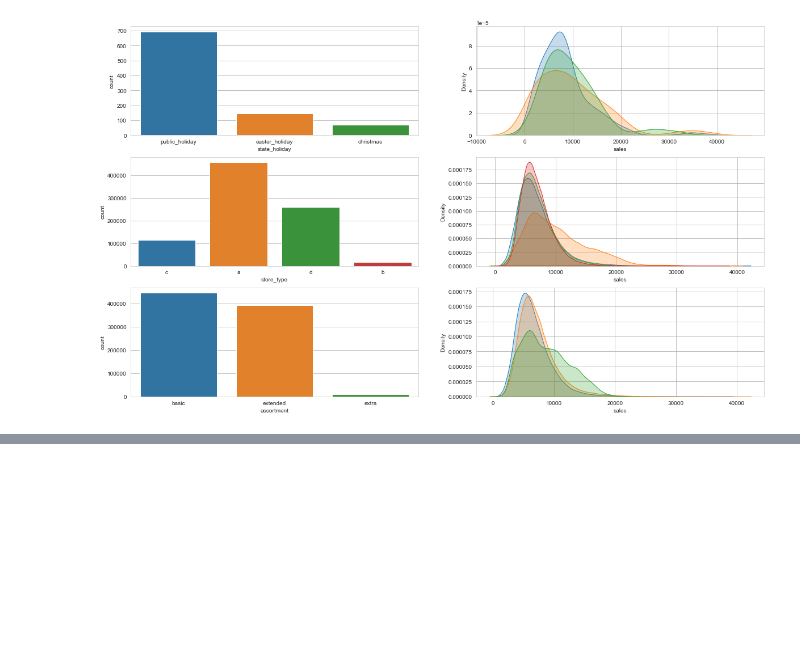
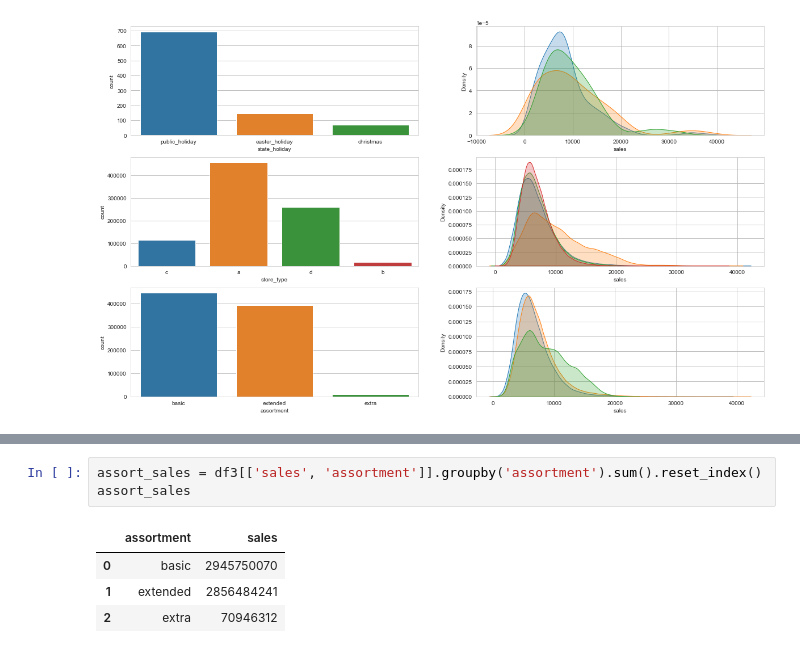
Before and after one commit to vnsouzas/ds-em-producao, a Jupyter notebook: rossman_sales_prediction.ipynb, the cells around one changed output, grey strips where cells are left out. Drawn from its saved outputs; the diff is of its cells as text; blank space fills up the shorter version.

```diff
--- a/rossman_sales_prediction.ipynb
+++ b/rossman_sales_prediction.ipynb
@@ -382,0 +457,8 @@ sns.kdeplot(data=df3)
+# %%
+assort_sales = df3[['sales', 'assortment']].groupby('assortment').sum().reset_index()
+assort_sales
+# %% [output]
+|  | assortment | sales |
+| 0 | basic | 2945750070 |
+| 1 | extended | 2856484241 |
+| 2 | extra | 70946312 |
```
Also changed, not shown: parts of 19 cells of this notebook.
